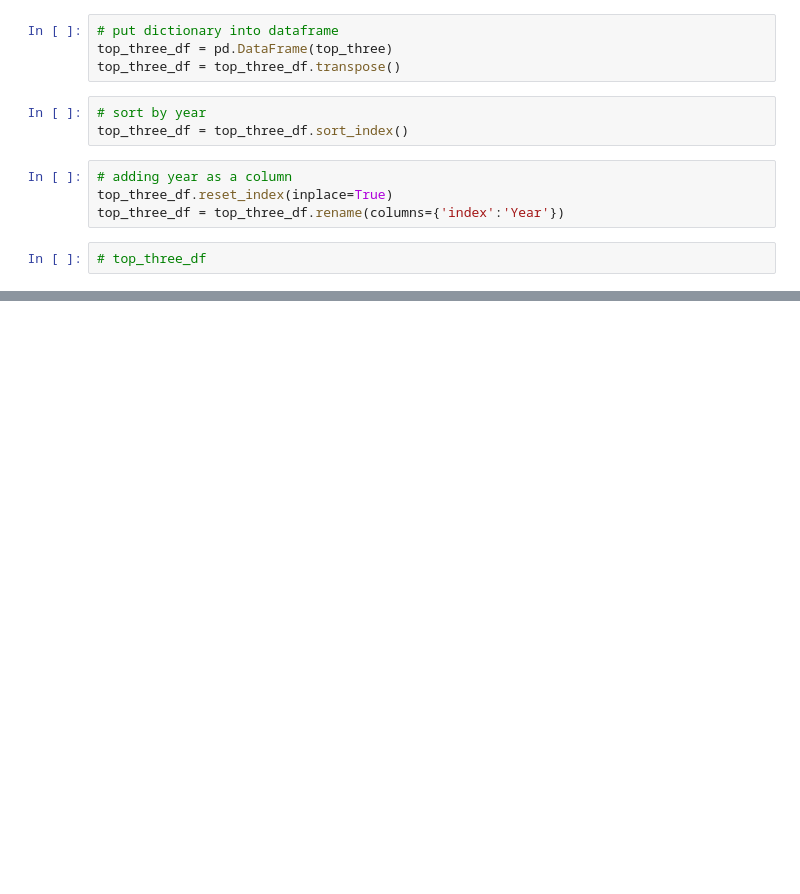
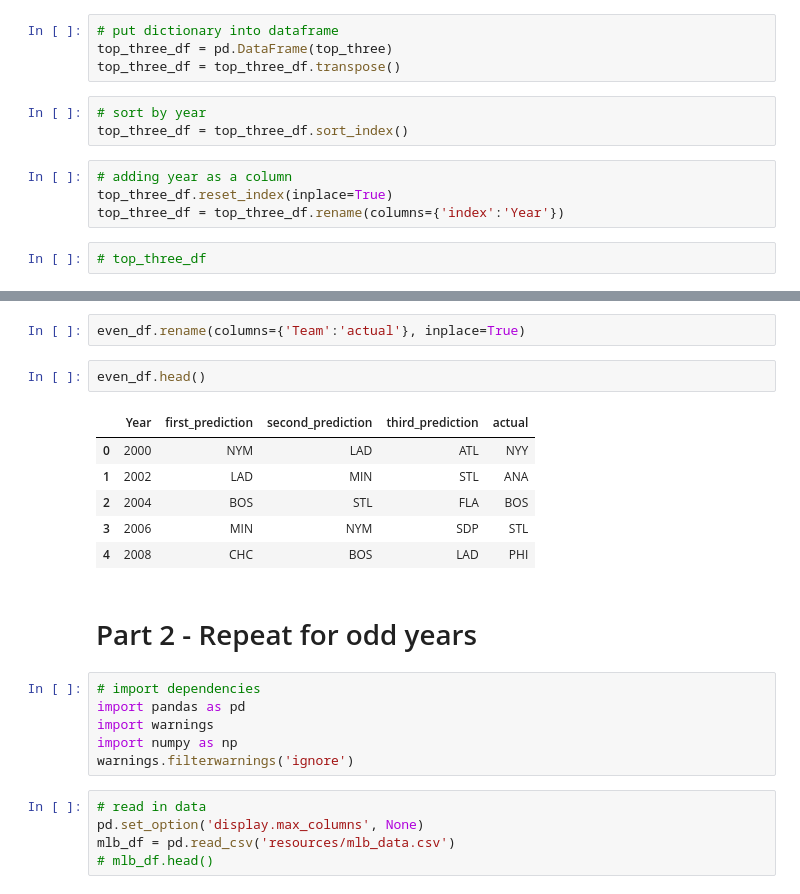
Before and after one commit to rileyfritz/final-project-MLB, a Jupyter notebook: neural_network.ipynb, the cells around one changed output, grey strips where cells are left out. Drawn from its saved outputs; the diff is of its cells as text; blank space fills up the shorter version.

```diff
--- a/neural_network.ipynb
+++ b/neural_network.ipynb
@@ -264,0 +251,24 @@ df.to_json('nn_predictions.js')
+# %%
+even_df.rename(columns={'Team':'actual'}, inplace=True)
+# %%
+even_df.head()
+# %% [output]
+|  | Year | first_prediction | second_prediction | third_prediction | actual |
+| 0 | 2000 | NYM | LAD | ATL | NYY |
+| 1 | 2002 | LAD | MIN | STL | ANA |
+| 2 | 2004 | BOS | STL | FLA | BOS |
+| 3 | 2006 | MIN | NYM | SDP | STL |
+| 4 | 2008 | CHC | BOS | LAD | PHI |
+# %% [markdown]
+# Part 2 - Repeat for odd years
+# %%
+# import dependencies
+import pandas as pd
+import warnings
+import numpy as np
+warnings.filterwarnings('ignore')
+# %%
+# read in data
+pd.set_option('display.max_columns', None)
+mlb_df = pd.read_csv('resources/mlb_data.csv')
+# mlb_df.head()
```
Also changed, not shown: parts of 55 cells of this notebook, 3 other files.
